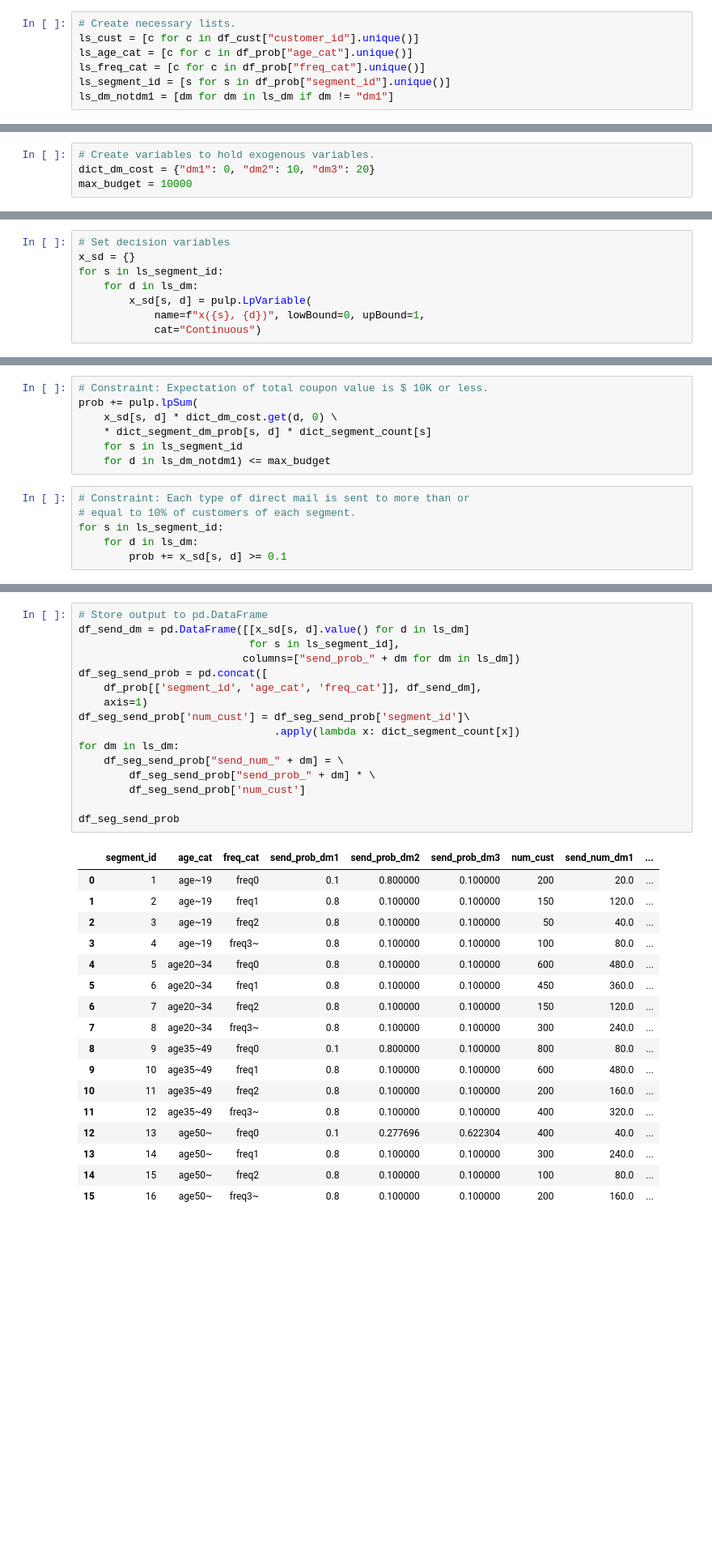
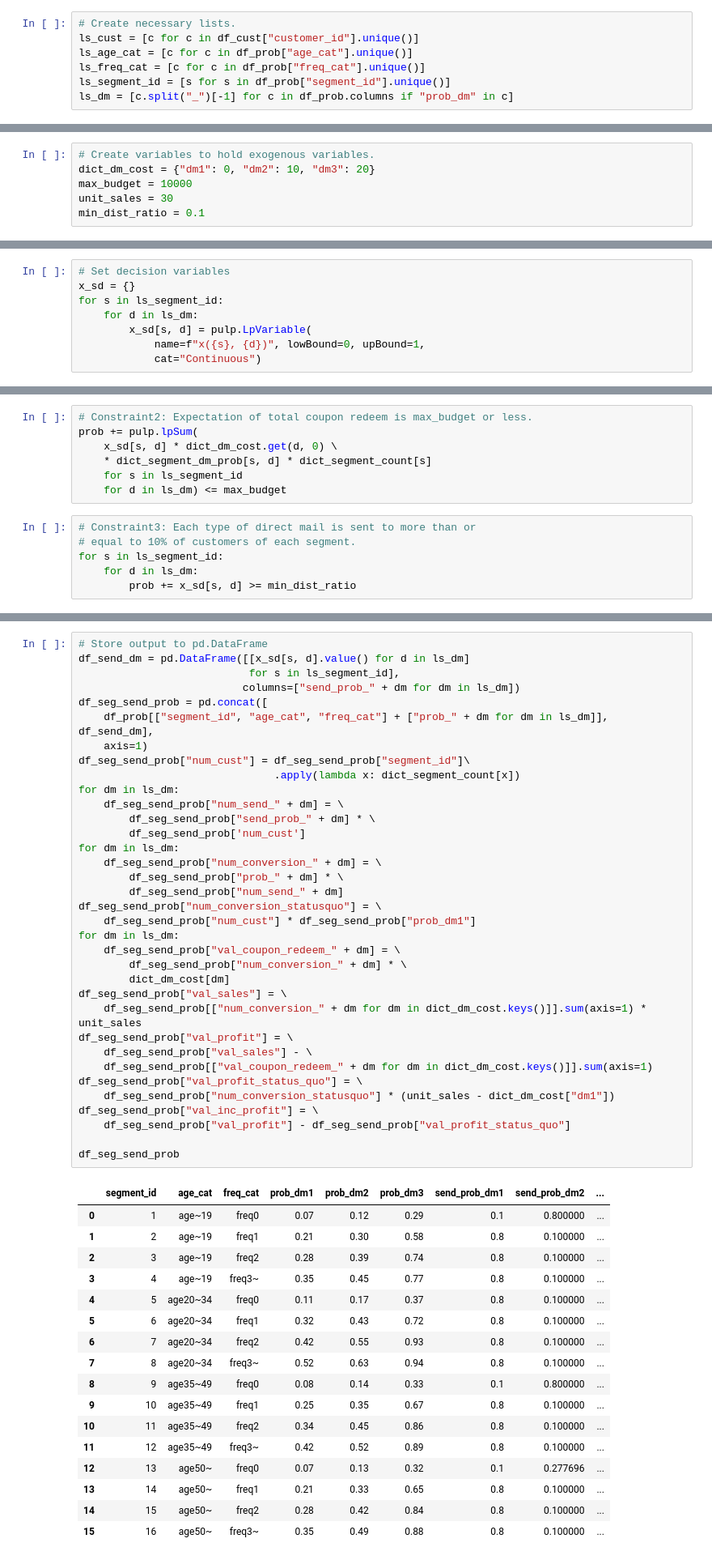
Before and after one commit to daydreamersjp/opt-coupon-dist, a Jupyter notebook: opt_step_by_step.ipynb, the cells around one changed output, grey strips where cells are left out. Shown at 81% size. Saved outputs shown, nothing was run; the diff lists cells and outputs as text; blank space fills up the shorter version.

```diff
--- a/opt_step_by_step.ipynb
+++ b/opt_step_by_step.ipynb
@@ -122,7 +120,7 @@ ls_cust = [c for c in df_cust["customer_id"].unique()]
 ls_age_cat = [c for c in df_prob["age_cat"].unique()]
 ls_freq_cat = [c for c in df_prob["freq_cat"].unique()]
 ls_segment_id = [s for s in df_prob["segment_id"].unique()]
-ls_dm_notdm1 = [dm for dm in ls_dm if dm != "dm1"]
+ls_dm = [c.split("_")[-1] for c in df_prob.columns if "prob_dm" in c]
 # %%
 # Create necessary dictionaries.
 dict_segment_dm_prob = df_prob_long.set_index(
@@ -133,6 +131,8 @@ dict_segment_count = df_cust_prob.groupby(
 # Create variables to hold exogenous variables.
 dict_dm_cost = {"dm1": 0, "dm2": 10, "dm3": 20}
 max_budget = 10000
+unit_sales = 30
+min_dist_ratio = 0.1
 # %%
 # Define optimization problem.
 prob = pulp.LpProblem(name="CouponProblem", sense=pulp.LpMaximize)
@@ -156,18 +160,18 @@ prob += pulp.lpSum(
 for s in ls_segment_id:
     prob += pulp.lpSum(x_sd[s, d] for d in ls_dm) == 1
 # %%
-# Constraint: Expectation of total coupon value is $ 10K or less.
+# Constraint2: Expectation of total coupon redeem is max_budget or less.
 prob += pulp.lpSum(
     x_sd[s, d] * dict_dm_cost.get(d, 0) \
     * dict_segment_dm_prob[s, d] * dict_segment_count[s]
     for s in ls_segment_id
-    for d in ls_dm_notdm1) <= max_budget
+    for d in ls_dm) <= max_budget
 # %%
-# Constraint: Each type of direct mail is sent to more than or
+# Constraint3: Each type of direct mail is sent to more than or
 # equal to 10% of customers of each segment.
 for s in ls_segment_id:
     for d in ls_dm:
-        prob += x_sd[s, d] >= 0.1
+        prob += x_sd[s, d] >= min_dist_ratio
 # %%
 # Solve optimization
 time_start = time.time()
@@ -183,37 +187,56 @@ Compute Time: 0.339(s)
 # %%
 # Store output to pd.DataFrame
 df_send_dm = pd.DataFrame([[x_sd[s, d].value() for d in ls_dm]
                            for s in ls_segment_id],
                           columns=["send_prob_" + dm for dm in ls_dm])
 df_seg_send_prob = pd.concat([
-    df_prob[['segment_id', 'age_cat', 'freq_cat']], df_send_dm],
+    df_prob[["segment_id", "age_cat", "freq_cat"] + ["prob_" + dm for dm in ls_dm]], df_send_dm],
     axis=1)
-df_seg_send_prob['num_cust'] = df_seg_send_prob['segment_id']\
+df_seg_send_prob["num_cust"] = df_seg_send_prob["segment_id"]\
                                .apply(lambda x: dict_segment_count[x])
 for dm in ls_dm:
-    df_seg_send_prob["send_num_" + dm] = \
+    df_seg_send_prob["num_send_" + dm] = \
         df_seg_send_prob["send_prob_" + dm] * \
         df_seg_send_prob['num_cust']
+for dm in ls_dm:
+    df_seg_send_prob["num_conversion_" + dm] = \
+        df_seg_send_prob["prob_" + dm] * \
+        df_seg_send_prob["num_send_" + dm]
+df_seg_send_prob["num_conversion_statusquo"] = \
+    df_seg_send_prob["num_cust"] * df_seg_send_prob["prob_dm1"]
+for dm in ls_dm:
+    df_seg_send_prob["val_coupon_redeem_" + dm] = \
+        df_seg_send_prob["num_conversion_" + dm] * \
+        dict_dm_cost[dm]
+df_seg_send_prob["val_sales"] = \
+    df_seg_send_prob[["num_conversion_" + dm for dm in dict_dm_cost.keys()]].sum(axis=1) * unit_sales
+df_seg_send_prob["val_profit"] = \
+    df_seg_send_prob["val_sales"] - \
+    df_seg_send_prob[["val_coupon_redeem_" + dm for dm in dict_dm_cost.keys()]].sum(axis=1)
+df_seg_send_prob["val_profit_status_quo"] = \
+    df_seg_send_prob["num_conversion_statusquo"] * (unit_sales - dict_dm_cost["dm1"])
+df_seg_send_prob["val_inc_profit"] = \
+    df_seg_send_prob["val_profit"] - df_seg_send_prob["val_profit_status_quo"]
 
 df_seg_send_prob
 # %% [output]
-|  | segment_id | age_cat | freq_cat | send_prob_dm1 | send_prob_dm2 | send_prob_dm3 | num_cust | send_num_dm1 | ... |
-| 0 | 1 | age~19 | freq0 | 0.1 | 0.800000 | 0.100000 | 200 | 20.0 | ... |
-| 1 | 2 | age~19 | freq1 | 0.8 | 0.100000 | 0.100000 | 150 | 120.0 | ... |
-| 2 | 3 | age~19 | freq2 | 0.8 | 0.100000 | 0.100000 | 50 | 40.0 | ... |
-| 3 | 4 | age~19 | freq3~ | 0.8 | 0.100000 | 0.100000 | 100 | 80.0 | ... |
-| 4 | 5 | age20~34 | freq0 | 0.8 | 0.100000 | 0.100000 | 600 | 480.0 | ... |
-| 5 | 6 | age20~34 | freq1 | 0.8 | 0.100000 | 0.100000 | 450 | 360.0 | ... |
-| 6 | 7 | age20~34 | freq2 | 0.8 | 0.100000 | 0.100000 | 150 | 120.0 | ... |
-| 7 | 8 | age20~34 | freq3~ | 0.8 | 0.100000 | 0.100000 | 300 | 240.0 | ... |
-| 8 | 9 | age35~49 | freq0 | 0.1 | 0.800000 | 0.100000 | 800 | 80.0 | ... |
-| 9 | 10 | age35~49 | freq1 | 0.8 | 0.100000 | 0.100000 | 600 | 480.0 | ... |
-| 10 | 11 | age35~49 | freq2 | 0.8 | 0.100000 | 0.100000 | 200 | 160.0 | ... |
-| 11 | 12 | age35~49 | freq3~ | 0.8 | 0.100000 | 0.100000 | 400 | 320.0 | ... |
-| 12 | 13 | age50~ | freq0 | 0.1 | 0.277696 | 0.622304 | 400 | 40.0 | ... |
-| 13 | 14 | age50~ | freq1 | 0.8 | 0.100000 | 0.100000 | 300 | 240.0 | ... |
-| 14 | 15 | age50~ | freq2 | 0.8 | 0.100000 | 0.100000 | 100 | 80.0 | ... |
-| 15 | 16 | age50~ | freq3~ | 0.8 | 0.100000 | 0.100000 | 200 | 160.0 | ... |
+|  | segment_id | age_cat | freq_cat | prob_dm1 | prob_dm2 | prob_dm3 | send_prob_dm1 | send_prob_dm2 | ... |
+| 0 | 1 | age~19 | freq0 | 0.07 | 0.12 | 0.29 | 0.1 | 0.800000 | ... |
+| 1 | 2 | age~19 | freq1 | 0.21 | 0.30 | 0.58 | 0.8 | 0.100000 | ... |
+| 2 | 3 | age~19 | freq2 | 0.28 | 0.39 | 0.74 | 0.8 | 0.100000 | ... |
+| 3 | 4 | age~19 | freq3~ | 0.35 | 0.45 | 0.77 | 0.8 | 0.100000 | ... |
+| 4 | 5 | age20~34 | freq0 | 0.11 | 0.17 | 0.37 | 0.8 | 0.100000 | ... |
+| 5 | 6 | age20~34 | freq1 | 0.32 | 0.43 | 0.72 | 0.8 | 0.100000 | ... |
+| 6 | 7 | age20~34 | freq2 | 0.42 | 0.55 | 0.93 | 0.8 | 0.100000 | ... |
+| 7 | 8 | age20~34 | freq3~ | 0.52 | 0.63 | 0.94 | 0.8 | 0.100000 | ... |
+| 8 | 9 | age35~49 | freq0 | 0.08 | 0.14 | 0.33 | 0.1 | 0.800000 | ... |
+| 9 | 10 | age35~49 | freq1 | 0.25 | 0.35 | 0.67 | 0.8 | 0.100000 | ... |
+| 10 | 11 | age35~49 | freq2 | 0.34 | 0.45 | 0.86 | 0.8 | 0.100000 | ... |
+| 11 | 12 | age35~49 | freq3~ | 0.42 | 0.52 | 0.89 | 0.8 | 0.100000 | ... |
+| 12 | 13 | age50~ | freq0 | 0.07 | 0.13 | 0.32 | 0.1 | 0.277696 | ... |
+| 13 | 14 | age50~ | freq1 | 0.21 | 0.33 | 0.65 | 0.8 | 0.100000 | ... |
+| 14 | 15 | age50~ | freq2 | 0.28 | 0.42 | 0.84 | 0.8 | 0.100000 | ... |
+| 15 | 16 | age50~ | freq3~ | 0.35 | 0.49 | 0.88 | 0.8 | 0.100000 | ... |
 # %%
 # Visualize results
 len_ls_dm = len(ls_dm)
```
Also changed, not shown: parts of 9 cells of this notebook, 8 other files.
